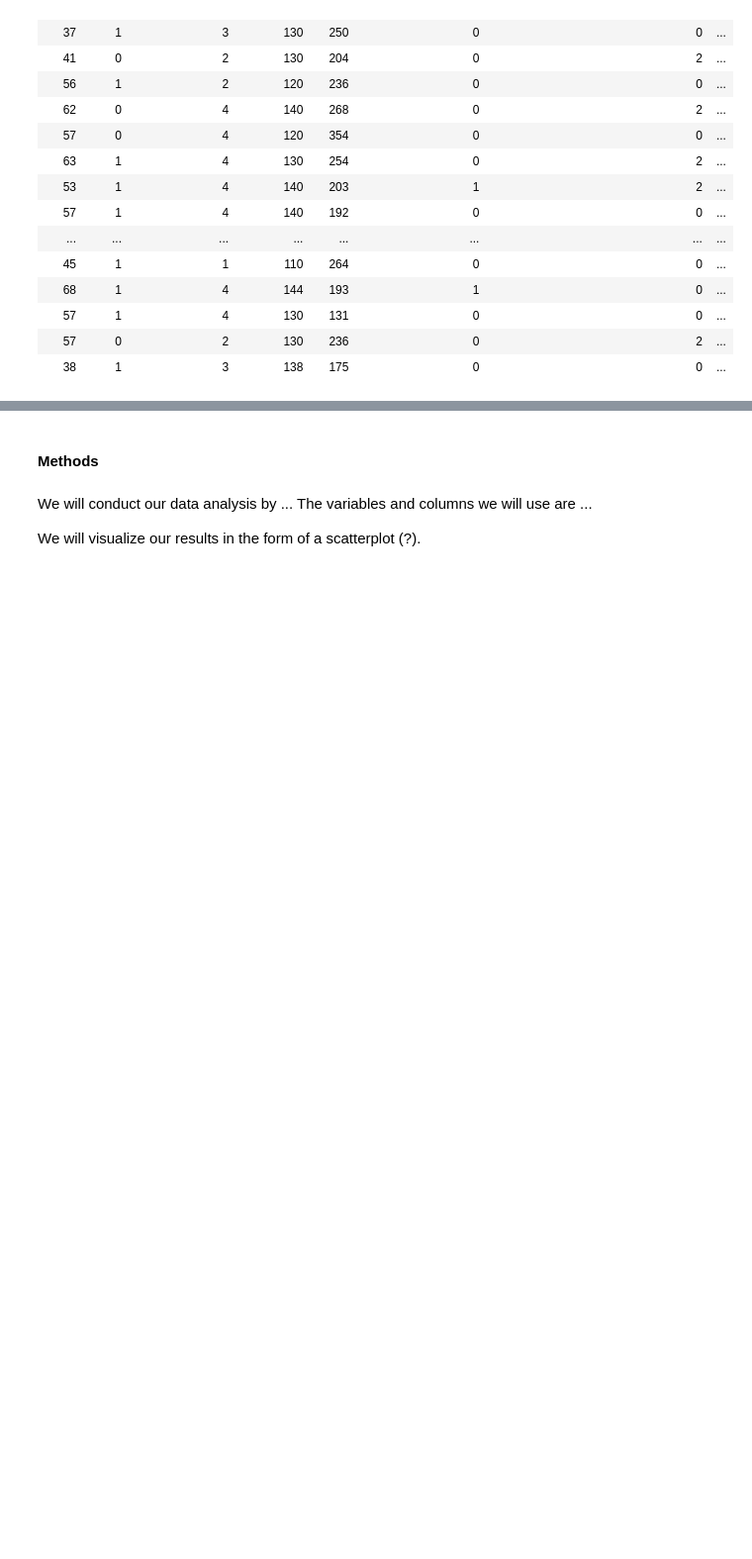
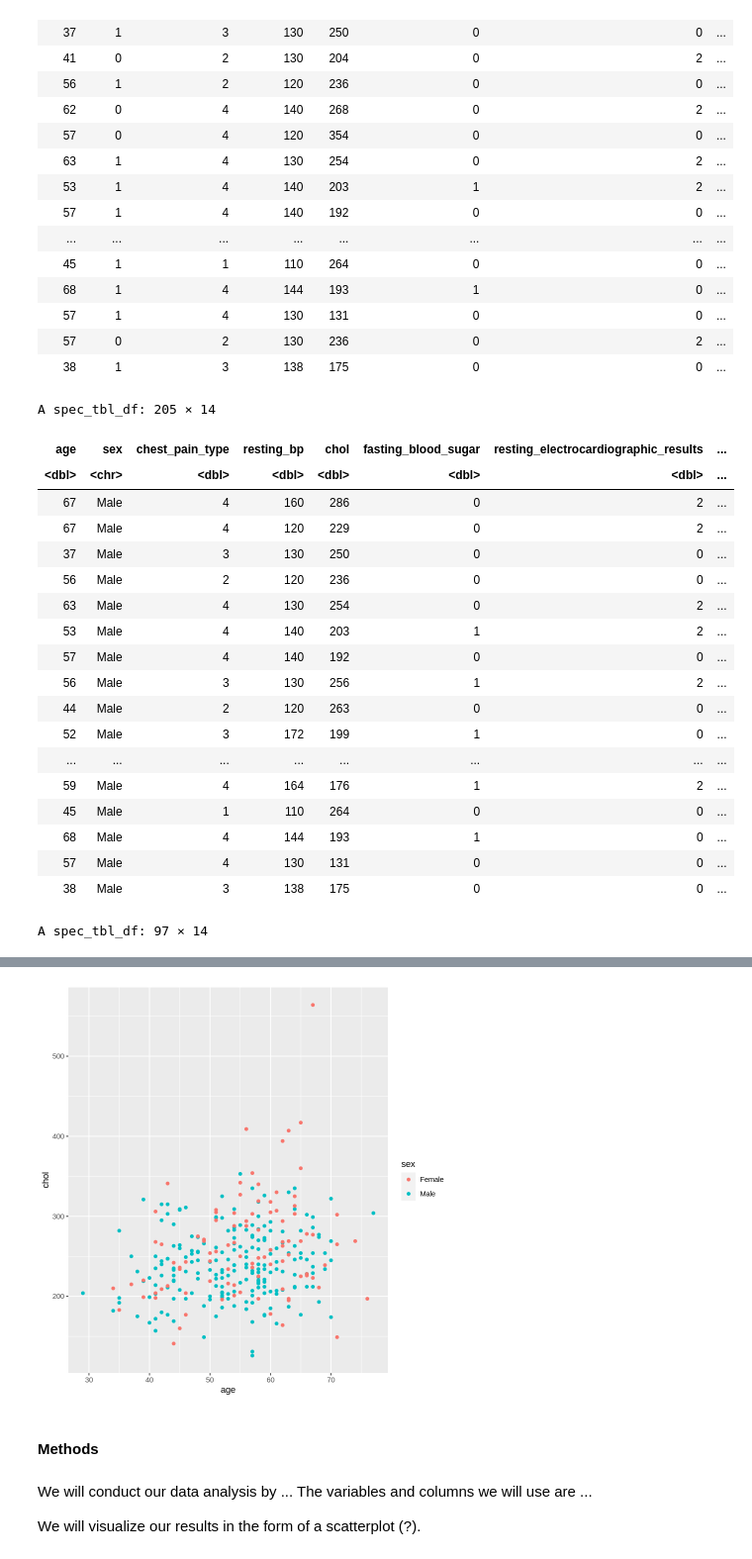
Before and after one commit to daphnetian/dsci-100-group-project, a Jupyter notebook: DSCI Project Proposal.ipynb, the cells around one changed output, grey strips where cells are left out. Shown at 99% size. Saved outputs shown, nothing was run; the diff lists cells and outputs as text; code cells hidden in the pictures; blank space fills up the shorter version.

```diff
--- a/DSCI Project Proposal.ipynb
+++ b/DSCI Project Proposal.ipynb
@@ -61,3 +59,44 @@ A spec_tbl_df: 302 × 14
 | 57 | 1 | 4 | 130 | 131 | 0 | 0 | ... |
 | 57 | 0 | 2 | 130 | 236 | 0 | 2 | ... |
 | 38 | 1 | 3 | 138 | 175 | 0 | 0 | ... |
+# %%
+male <- heart_disease_data  %>%
+filter(sex == 1) %>%
+mutate(sex = "Male")
+male
+
+female <- heart_disease_data %>%
+filter(sex == 0) %>%
+mutate(sex = "Female")
+female
+
+heart_disease_data <- rbind(male, female)
+
+# heart_disease_data
+
+my_plot<- heart_disease_data %>%
+       ggplot(aes(x = age, y = chol, color = sex)) +
+       geom_point()
+
+my_plot
+# %% [output]
+A spec_tbl_df: 205 × 14
+| age | sex | chest_pain_type | resting_bp | chol | fasting_blood_sugar | resting_electrocardiographic_results | ... |
+| <dbl> | <chr> | <dbl> | <dbl> | <dbl> | <dbl> | <dbl> | ... |
+| 67 | Male | 4 | 160 | 286 | 0 | 2 | ... |
+| 67 | Male | 4 | 120 | 229 | 0 | 2 | ... |
+| 37 | Male | 3 | 130 | 250 | 0 | 0 | ... |
+| 56 | Male | 2 | 120 | 236 | 0 | 0 | ... |
+| 63 | Male | 4 | 130 | 254 | 0 | 2 | ... |
+| 53 | Male | 4 | 140 | 203 | 1 | 2 | ... |
+| 57 | Male | 4 | 140 | 192 | 0 | 0 | ... |
+| 56 | Male | 3 | 130 | 256 | 1 | 2 | ... |
+| 44 | Male | 2 | 120 | 263 | 0 | 0 | ... |
+| 52 | Male | 3 | 172 | 199 | 1 | 0 | ... |
+| ... | ... | ... | ... | ... | ... | ... | ... |
+| 59 | Male | 4 | 164 | 176 | 1 | 2 | ... |
+| 45 | Male | 1 | 110 | 264 | 0 | 0 | ... |
+| 68 | Male | 4 | 144 | 193 | 1 | 0 | ... |
+| 57 | Male | 4 | 130 | 131 | 0 | 0 | ... |
+| 38 | Male | 3 | 138 | 175 | 0 | 0 | ... |
+A spec_tbl_df: 97 × 14
@@ -64,3 +121,4 @@ A spec_tbl_df: 302 × 14
+[figure, added]
 # %% [markdown]
 #### Methods
 # %% [markdown]
```
Also changed, not shown: parts of 2 cells of this notebook.
